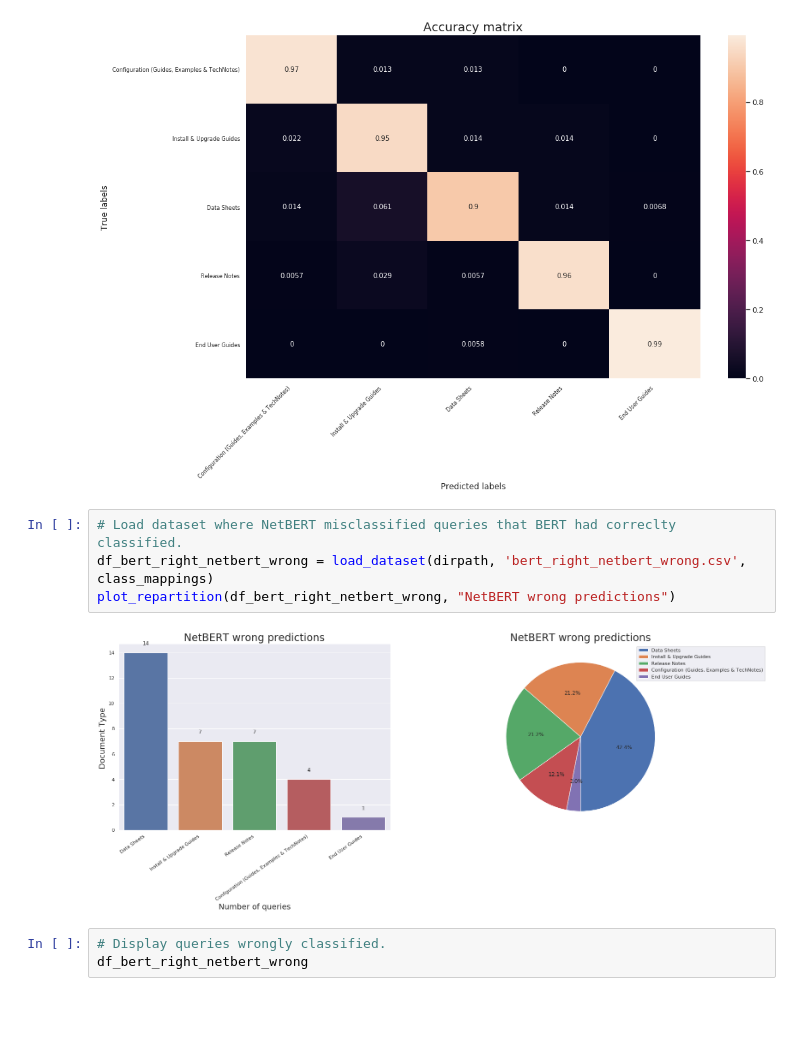
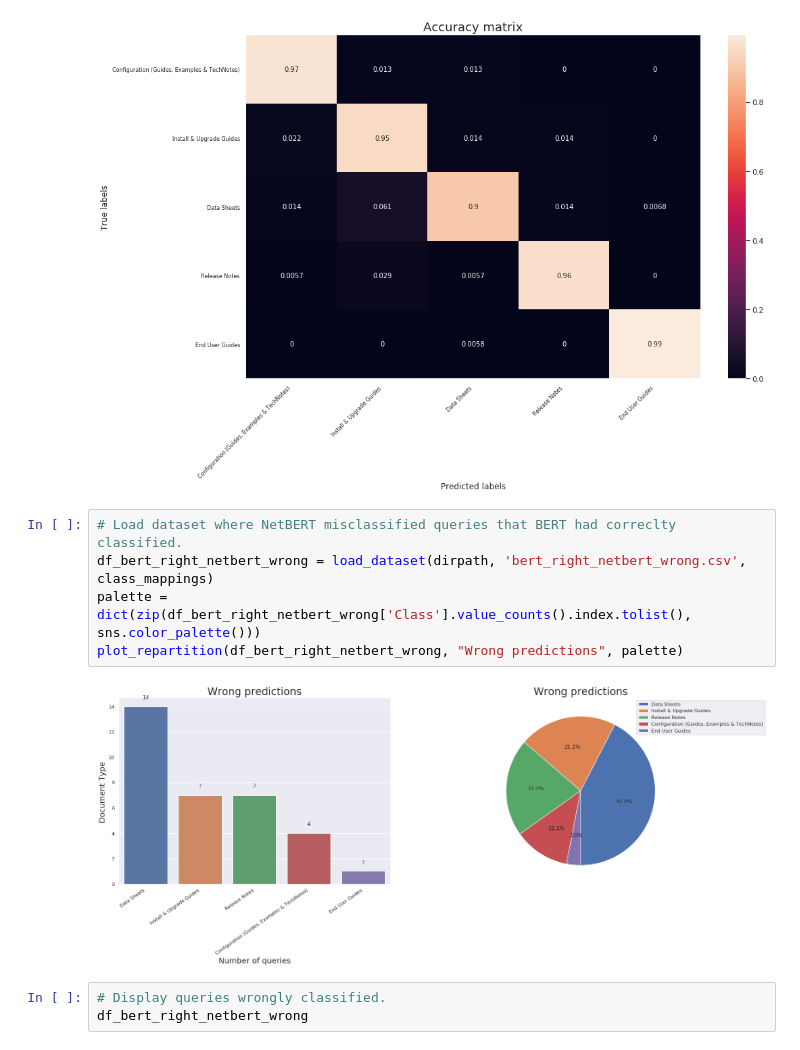
Before and after one commit to ant-louis/netbert, a Jupyter notebook: Code/Extrinsic_evaluation/Classification/BERT_vs_NetBERT_predictions.ipynb, the cells around one changed output. Drawn from its saved outputs; the diff is of its cells as text; blank space fills up the shorter version.

Commit message:
Progress in predictions comparison

```diff
--- a/Code/Extrinsic_evaluation/Classification/BERT_vs_NetBERT_predictions.ipynb
+++ b/Code/Extrinsic_evaluation/Classification/BERT_vs_NetBERT_predictions.ipynb
@@ -169,9 +279,10 @@ Accuracy: 0.958
 # %%
 # Load dataset where NetBERT misclassified queries that BERT had correclty classified.
 df_bert_right_netbert_wrong = load_dataset(dirpath, 'bert_right_netbert_wrong.csv', class_mappings)
-plot_repartition(df_bert_right_netbert_wrong, "NetBERT wrong predictions")
+palette = dict(zip(df_bert_right_netbert_wrong['Class'].value_counts().index.tolist(), sns.color_palette()))
+plot_repartition(df_bert_right_netbert_wrong, "Wrong predictions", palette)
 # %% [output]
-[figure, old version]
+[figure, new version]
 # %%
 # Display queries wrongly classified.
 df_bert_right_netbert_wrong
```
Also changed, not shown: parts of 13 cells of this notebook.
